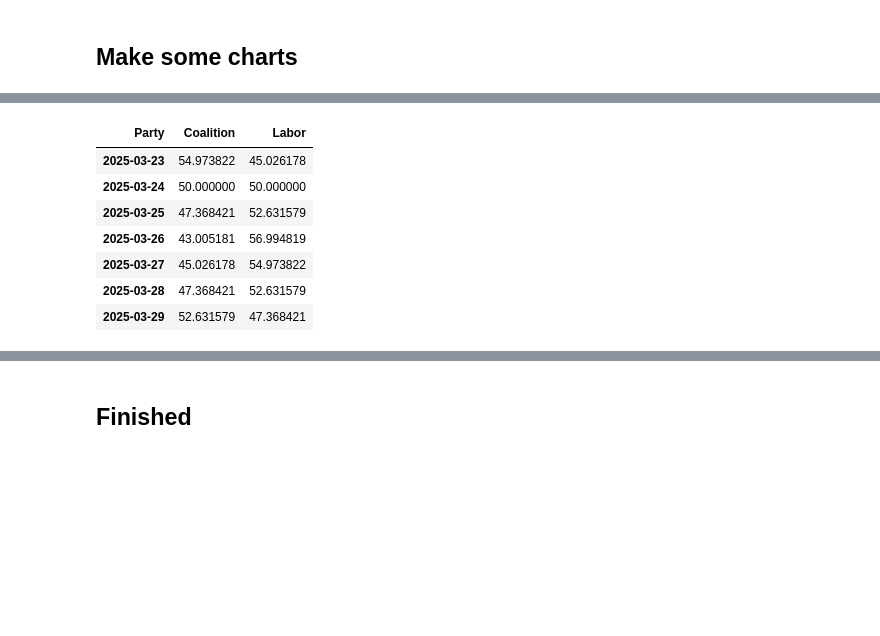
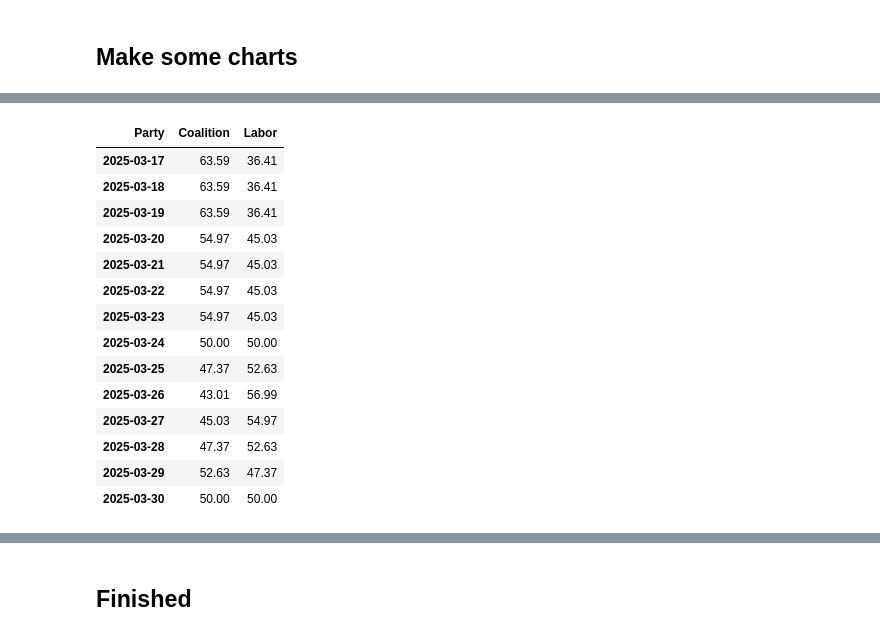
Before and after one commit to bpalmer4/Australian-Federal-Election-2025, a Jupyter notebook: notebooks/_chart-election-winner-at-sportsbet.ipynb, the cells around one changed output, grey strips where cells are left out. Cells and saved outputs as stored; diff of their text form; code cells hidden in the pictures; blank space fills up the shorter version.

```diff
--- a/notebooks/_chart-election-winner-at-sportsbet.ipynb
+++ b/notebooks/_chart-election-winner-at-sportsbet.ipynb
@@ -96,26 +96,33 @@ for start in (None, "2024-11-02"):
 # %%
 def convert(odds: pd.DataFrame) -> pd.DataFrame:
     # get raw probabilities
     raw_probs = 1 / odds
 
     # remove the bookmakers over-round
     total = raw_probs.sum(axis=1)
     adj_probs = raw_probs.div(total, axis=0)
 
     return adj_probs
 adj_probs = convert(data) * 100
 
 if SHOW:
-    display(adj_probs.tail(7))
+    display(adj_probs.tail(14).round(2))
 # %% [output]
 | Party | Coalition | Labor |
-| 2025-03-23 | 54.973822 | 45.026178 |
-| 2025-03-24 | 50.000000 | 50.000000 |
-| 2025-03-25 | 47.368421 | 52.631579 |
-| 2025-03-26 | 43.005181 | 56.994819 |
-| 2025-03-27 | 45.026178 | 54.973822 |
-| 2025-03-28 | 47.368421 | 52.631579 |
-| 2025-03-29 | 52.631579 | 47.368421 |
+| 2025-03-17 | 63.59 | 36.41 |
+| 2025-03-18 | 63.59 | 36.41 |
+| 2025-03-19 | 63.59 | 36.41 |
+| 2025-03-20 | 54.97 | 45.03 |
+| 2025-03-21 | 54.97 | 45.03 |
+| 2025-03-22 | 54.97 | 45.03 |
+| 2025-03-23 | 54.97 | 45.03 |
+| 2025-03-24 | 50.00 | 50.00 |
+| 2025-03-25 | 47.37 | 52.63 |
+| 2025-03-26 | 43.01 | 56.99 |
+| 2025-03-27 | 45.03 | 54.97 |
+| 2025-03-28 | 47.37 | 52.63 |
+| 2025-03-29 | 52.63 | 47.37 |
+| 2025-03-30 | 50.00 | 50.00 |
 # %%
 for start in (None, "2024-11-02"):
     ax = None
```
Also changed, not shown: parts of 4 cells of this notebook, 2 other files.
